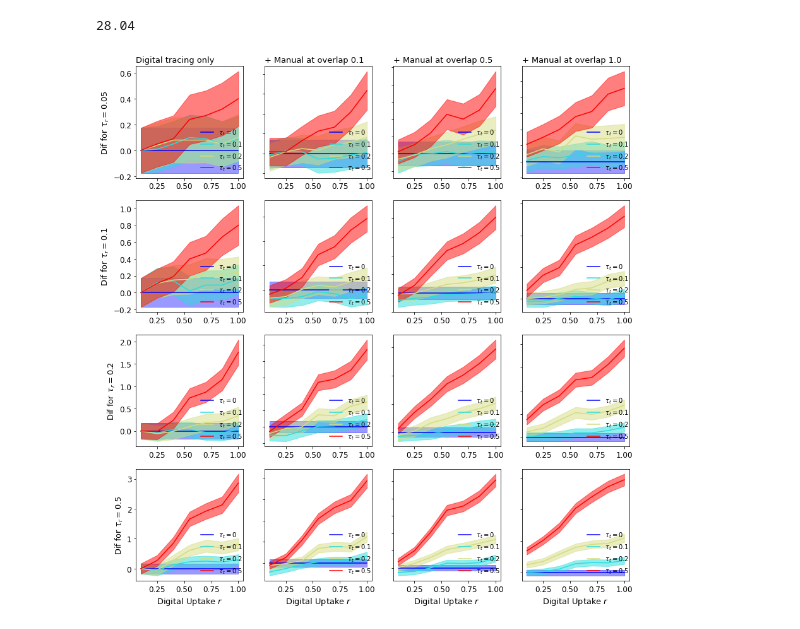
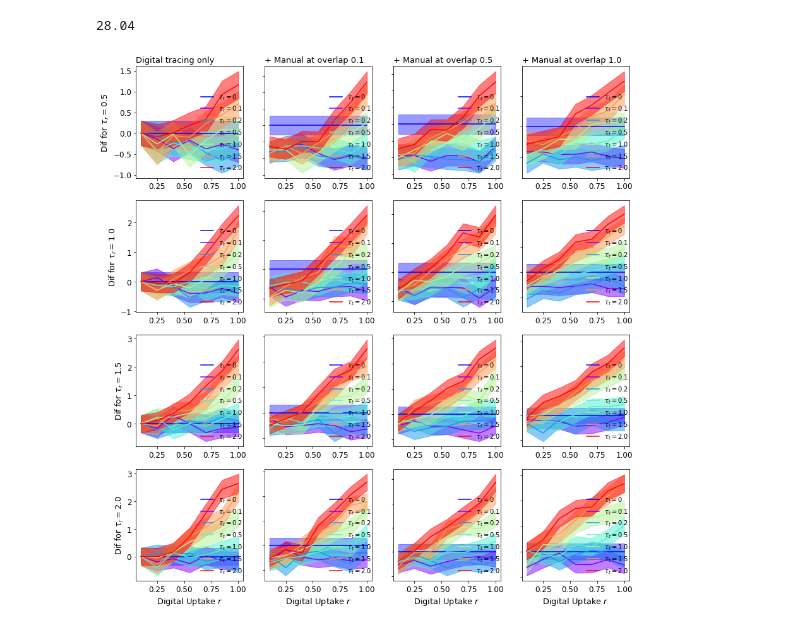
Before and after one commit to andrei-rusu/contact-tracing-model, a Jupyter notebook: notebooks/PlotResults.ipynb, the cells around one changed output. Drawn from its saved outputs; the diff is of its cells as text; code cells hidden in the pictures.

```diff
--- a/notebooks/PlotResults.ipynb
+++ b/notebooks/PlotResults.ipynb
@@ -1521,12 +1533,14 @@ dict_keys([0.25, 0.4, 0.55, 0.7, 0.85, 1.0, 0.1])
 # %%
 import numpy as np
 import math
-metric = 'growth'
-key_to_plot = 'mean'
-err = 'std'
+# metric = 'growth'
+# key_to_plot = 'mean_wo'
+err = 'std_wo'
 ci = True
 scale_ci = 1.96
 import lib.utils as utils
+
+time_id = 0
 
 overlaps = [.1, .55, 1]
 
@@ -1535,8 +1549,8 @@ sts20 = al[2]
 
 import matplotlib.pyplot as plt
 uptakes = sorted(sts20.keys())
-tauts = [.05, .1, .2, .5]
-taurs = [.05, .1, .2, .5]
+tauts = [.1, .2, .5, 1.0, 1.5, 2.0]
+taurs = [.5, 1., 1.5, 2.]
 fig, ax = plt.subplots(4, 4, figsize=(12, 15))
 colors = plt.cm.rainbow(np.linspace(0, 1, len(tauts)))
 # ax[0].set_yscale('log')
@@ -1544,11 +1558,12 @@ colors = plt.cm.rainbow(np.linspace(0, 1, len(tauts)))
 for k, overlap in enumerate(overlaps):
     k += 1
     for i, taur in enumerate(taurs):
-        rate0_10 = utils.r_from_growth(sts10[1][1][0][taur][metric][0][key_to_plot])
-        std_10 = sts10[1][1][0][taur][metric][0][err]
+        rate0_10 = utils.r_from_growth(sts10[1][1][0][taur][metric][time_id][key_to_plot])
+        std_10 = sts10[1][1][0][taur][metric][time_id][err]
+#         rate0_20 = utils.r_from_growth(sts20[1][overlap][0][taur][metric][0][key_to_plot])
 
         if ci:
-            std_10 *= scale_ci / math.sqrt(50 * 15)
+            std_10 *= scale_ci / math.sqrt(1000)
 
         if not i:
             ax[i][0].set_title("Digital tracing only", fontsize=13, loc='left')
@@ -1575,8 +1590,8 @@ for k, overlap in enumerate(overlaps):
                 if taut == 0:
                     continue
         #         try:
-                item = sts10[uptake][1][taut][taur][metric][0]
-                item_20 = sts20[uptake][overlap][taut][taur][metric][0]
+                item = sts10[uptake][1][taut][taur][metric][time_id]
+                item_20 = sts20[uptake][overlap][taut][taur][metric][time_id]
                 to_plot.append(utils.r_from_growth(item[key_to_plot]))
                 to_plot_20.append(utils.r_from_growth(item_20[key_to_plot]))
                 error.append(item[err])
@@ -1586,8 +1601,8 @@ for k, overlap in enumerate(overlaps):
             error = np.array(error)
             error_20 = np.array(error_20)
             if ci:
-                error = scale_ci * error / math.sqrt(50 * 15)
-                error_20 = scale_ci * error_20 / math.sqrt(50 * 15)
+                error = scale_ci * error / math.sqrt(1000)
+                error_20 = scale_ci * error_20 / math.sqrt(1000)
     #         ax[i][0].set_ylim(-20, 90)
     #         ax[i][1].set_ylim(-120, 350)
             if k == 2:
@@ -1605,11 +1620,11 @@ for k, overlap in enumerate(overlaps):
             for l in range(4):
                 ax[-1][l].set_xlabel(r'Digital Uptake $r$', fontsize=13)
             ax[i][0].set_ylabel(r'$R$ during Week 1 for $\tau_r=$' + str(taur), fontsize=13)
-            ax[i][0].set_ylim(0, 4)
-            ax[i][k].set_ylim(0, 4)
+#             ax[i][0].set_ylim(0, 4)
+#             ax[i][k].set_ylim(0, 4)
             ax[i][k].tick_params(labelleft=False)
-            ax[i][0].set_yticks(np.arange(0, 6, 1.0))
-            ax[i][k].set_yticks(np.arange(0, 6, 1.0))
+            ax[i][0].set_yticks(np.arange(2, 5, 1.0))
+            ax[i][k].set_yticks(np.arange(2, 5, 1.0))
 # ax[0].set_ylim(-120, 300)
 # ax[1].set_ylim(-120, 300)
 # plt.savefig('fig/triad-reff.pdf', format='pdf', bbox_inches = 'tight')
@@ -1701,7 +1725,7 @@ rate0_10
 # %% [output]
 28.04
 # %%
-metric = 'average-max-infected'
+metric = 'average-overall-hospital'
 key_to_plot = 'mean'
 err = 'std'
 ci = True
@@ -1719,8 +1743,8 @@ sts20 = al_5[2]
 
 import matplotlib.pyplot as plt
 uptakes = sorted(sts10.keys())
-tauts = [.05, .1, .2, .5]
-taurs = [.05, .1, .2, .5]
+tauts = [.1, .2, .5, 1.0, 1.5, 2.0]
+taurs = [.5, 1., 1.5, 2.]
 fig, ax = plt.subplots(4, 4, figsize=(14, 15))
 colors = plt.cm.rainbow(np.linspace(0, 1, len(tauts)))
 # ax[0].set_yscale('log')
@@ -1766,32 +1790,32 @@ for k, overlap in enumerate(overlaps):
         #         except:
         #             pass
             error = np.array(error)
             error_20 = np.array(error_20)
             if ci:
                 error = scale_ci * error / math.sqrt(1000)
                 error_20 = scale_ci * error_20 / math.sqrt(1000)
     #         ax[i][0].set_ylim(-20, 90)
     #         ax[i][1].set_ylim(-120, 350)
             if k == 2:
                 ax[i][0].plot(uptakes, to_plot, label=r'$\tau_t = $'+str(taut), color=colors[j])
                 ax[i][0].fill_between(uptakes, to_plot-error, to_plot+error, color=colors[j], alpha=.5)
                 ax[i][0].tick_params(axis='both', which='major', labelsize=12)
                 ax[i][0].tick_params(axis='both', which='major', labelsize=12)
                 ax[i][0].legend(loc='lower right', bbox_to_anchor=(0.5, 0, 0.55, 1), prop={'size': 10}, frameon=False)
 
             ax[i][k].plot(uptakes, to_plot_20, label=r'$\tau_t = $'+str(taut), color=colors[j])
             ax[i][k].fill_between(uptakes, to_plot_20-error_20, to_plot_20+error_20, color=colors[j], alpha=.5)
             ax[i][k].tick_params(axis='both', which='major', labelsize=12)
             ax[i][k].tick_params(axis='both', which='major', labelsize=12)
             ax[i][k].legend(loc='lower right', bbox_to_anchor=(0.5, 0, 0.55, 1), prop={'size': 10}, frameon=False)
             for l in range(4):
                 ax[-1][l].set_xlabel(r'Digital Uptake $r$', fontsize=13)
             ax[i][0].set_ylabel(r'Dif for $\tau_r=$' + str(taur), fontsize=13)
 #             ax[i][0].set_ylim(-10, 1000)
 #             ax[i][k].set_ylim(-10, 1000)
             ax[i][k].tick_params(labelleft=False)
 # ax[0].set_ylim(-120, 300)
 # ax[1].set_ylim(-120, 300)
-plt.savefig('fig/social-peak-sup.pdf', format='pdf', bbox_inches = 'tight')
+# plt.savefig('fig/social-peak-sup.pdf', format='pdf', bbox_inches = 'tight')
 # %% [output]
-[figure, old version]
+[figure, new version]
```
Also changed, not shown: parts of 10 cells of this notebook, 7 other files.
